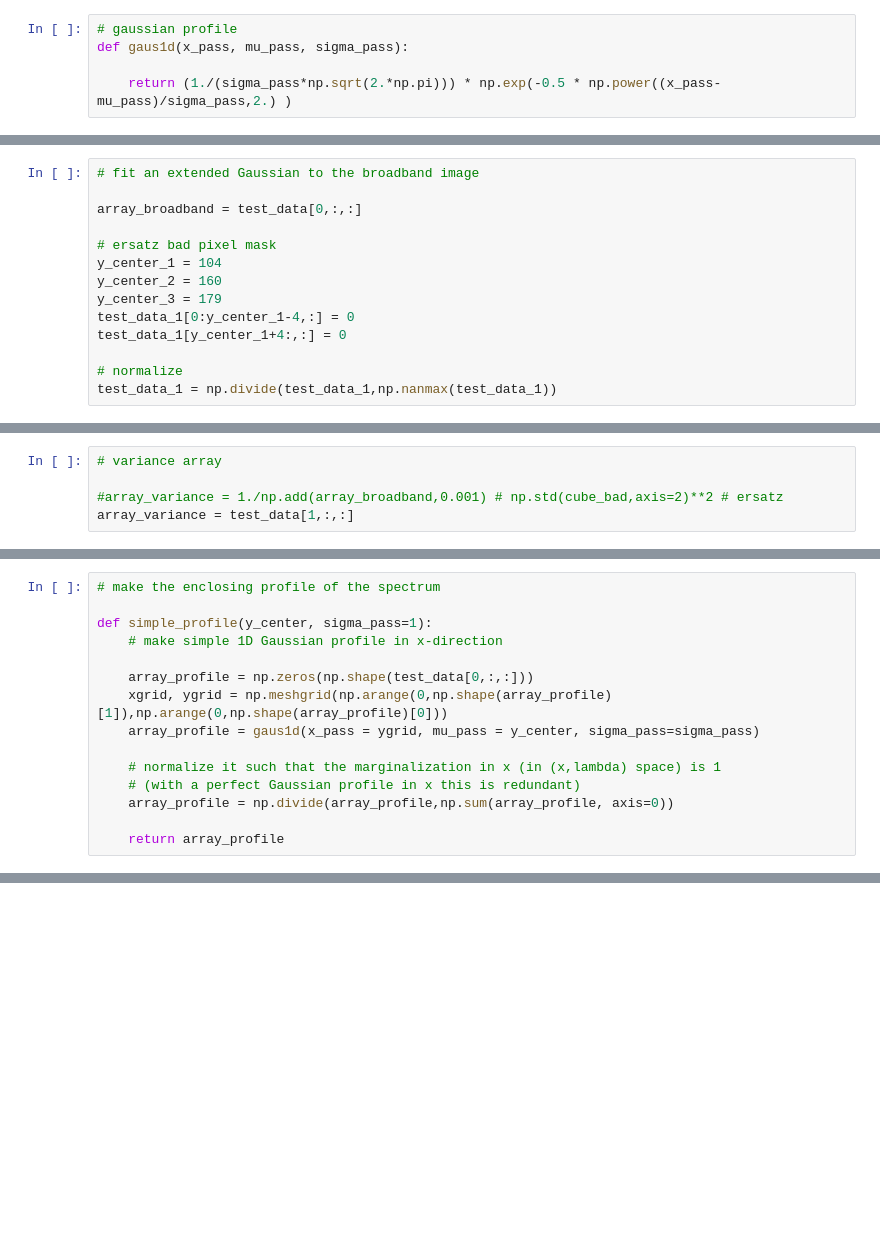
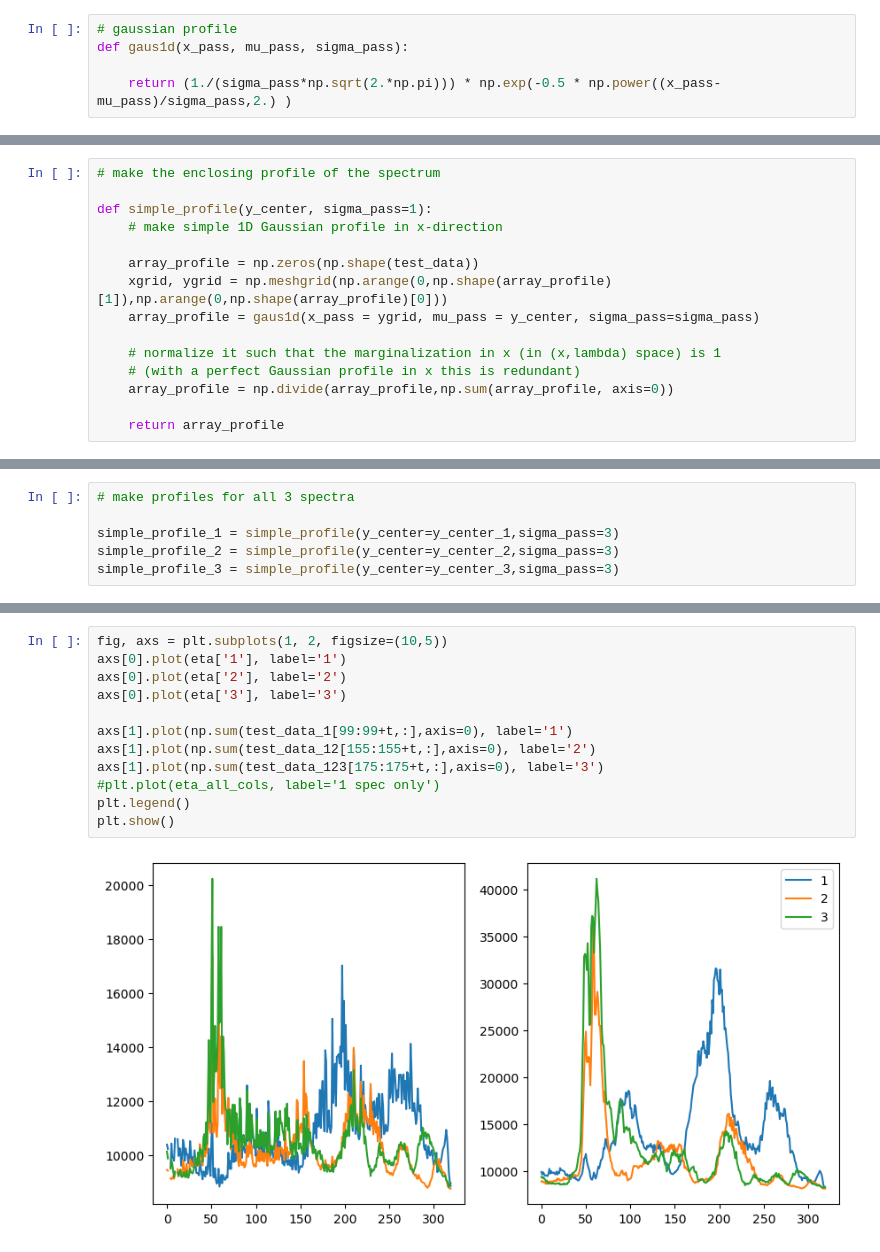
Before and after one commit to mwanakijiji/photonics_spectroscopy, a Jupyter notebook: notebooks_for_development/multi_profile_deconvolution.ipynb, the cells around one changed output, grey strips where cells are left out. Cells and saved outputs as stored; diff of their text form; blank space fills up the shorter version.

```diff
--- a/notebooks_for_development/multi_profile_deconvolution.ipynb
+++ b/notebooks_for_development/multi_profile_deconvolution.ipynb
@@ -27,15 +46 @@ plt.show()
-# %%
-# fit an extended Gaussian to the broadband image
-
-array_broadband = test_data[0,:,:]
-
-# ersatz bad pixel mask
-y_center_1 = 104
-y_center_2 = 160
-y_center_3 = 179
-test_data_1[0:y_center_1-4,:] = 0
-test_data_1[y_center_1+4:,:] = 0
-
-# normalize
-test_data_1 = np.divide(test_data_1,np.nanmax(test_data_1))
 # %%
@@ -46,5 +50,0 @@ plt.show()
-# %%
-# variance array
-
-#array_variance = 1./np.add(array_broadband,0.001) # np.std(cube_bad,axis=2)**2 # ersatz
-array_variance = test_data[1,:,:]
@@ -54,7 +65,7 @@ array_variance = test_data[1,:,:]
 def simple_profile(y_center, sigma_pass=1):
     # make simple 1D Gaussian profile in x-direction
 
-    array_profile = np.zeros(np.shape(test_data[0,:,:]))
+    array_profile = np.zeros(np.shape(test_data))
     xgrid, ygrid = np.meshgrid(np.arange(0,np.shape(array_profile)[1]),np.arange(0,np.shape(array_profile)[0]))
     array_profile = gaus1d(x_pass = ygrid, mu_pass = y_center, sigma_pass=sigma_pass)
 
@@ -111,0 +77,6 @@ plt.show()
+# %%
+# make profiles for all 3 spectra
+
+simple_profile_1 = simple_profile(y_center=y_center_1,sigma_pass=3)
+simple_profile_2 = simple_profile(y_center=y_center_2,sigma_pass=3)
+simple_profile_3 = simple_profile(y_center=y_center_3,sigma_pass=3)
@@ -111,0 +303,14 @@ plt.show()
+# %%
+fig, axs = plt.subplots(1, 2, figsize=(10,5))
+axs[0].plot(eta['1'], label='1')
+axs[0].plot(eta['2'], label='2')
+axs[0].plot(eta['3'], label='3')
+
+axs[1].plot(np.sum(test_data_1[99:99+t,:],axis=0), label='1')
+axs[1].plot(np.sum(test_data_12[155:155+t,:],axis=0), label='2')
+axs[1].plot(np.sum(test_data_123[175:175+t,:],axis=0), label='3')
+#plt.plot(eta_all_cols, label='1 spec only')
+plt.legend()
+plt.show()
+# %% [output]
+[figure, added]
```
Also changed, not shown: parts of 15 cells of this notebook.
